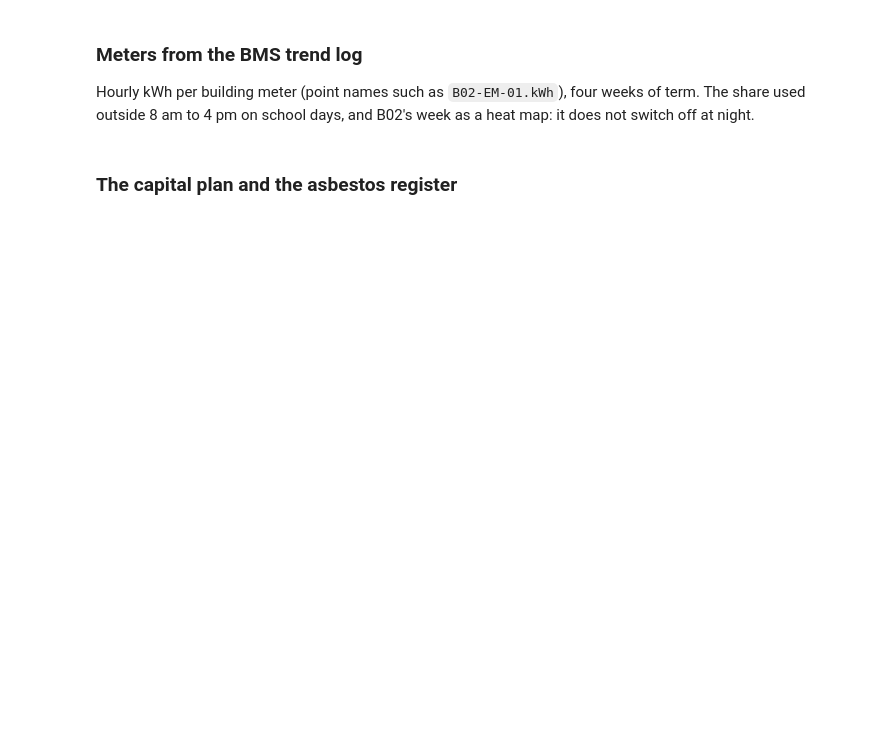
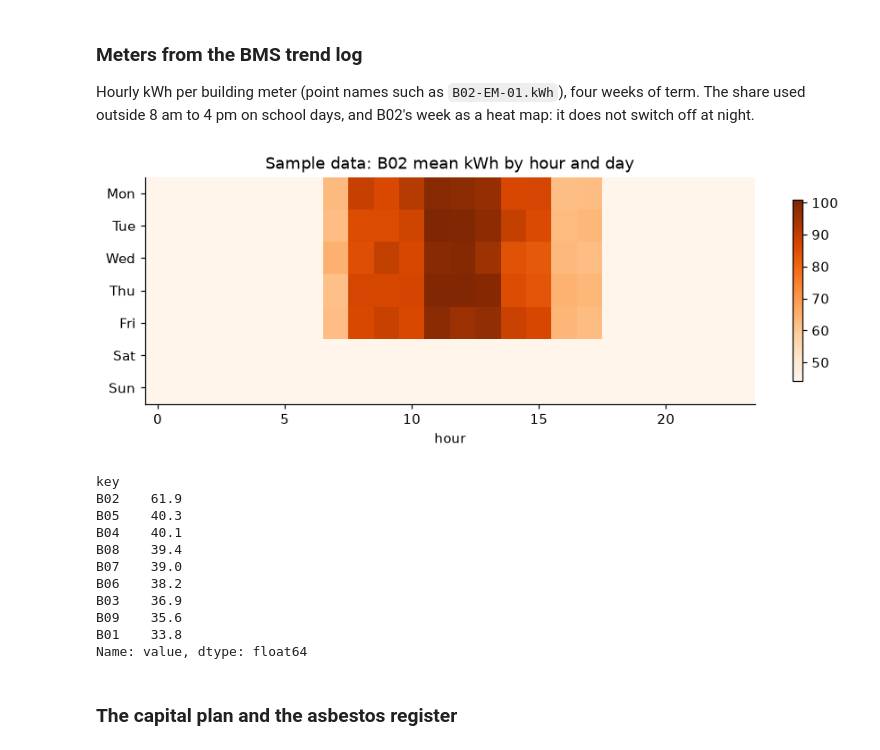
Before and after one commit to cjmuldoon/plotlay-school-campus, a Jupyter notebook: python/campus_buildings.ipynb, the cells around one changed output. Cells and saved outputs as stored; diff of their text form; code cells hidden in the pictures; blank space fills up the shorter version.

```diff
--- a/python/campus_buildings.ipynb
+++ b/python/campus_buildings.ipynb
@@ -188,14 +330,27 @@ Hourly kWh per building meter (point names such as `B02-EM-01.kWh`), four weeks
 8 am to 4 pm on school days, and B02's week as a heat map: it does not switch off at night.
 # %%
 tr = pd.read_csv(f'{S}/meter_trends.csv', parse_dates=['timestamp'])
-e = tr[tr.unit == 'kWh'].assign(key=lambda d: d.point.str[:3], wd=lambda d: d.timestamp.dt.weekday, hr=lambda d: d.timestamp.dt.hour)
+e = tr[tr.unit == 'kWh'].assign(key=lambda d: d.point.str[:3], wd=lambda d: d.timestamp.dt.day_of_week, hr=lambda d: d.timestamp.dt.hour)
 day = (e.wd < 5) & (e.hr >= 8) & (e.hr < 16)
 after = (e[~day].groupby('key').value.sum() / e.groupby('key').value.sum() * 100).round(1)
 assert (after - summary.set_index('key').after_hours_share_pct.dropna()).abs().max() < 0.11
 heat = e[e.key == 'B02'].pivot_table(index='wd', columns='hr', values='value', aggfunc='mean')
 fig, ax = plt.subplots(figsize=(10, 3)); im = ax.imshow(heat, aspect='auto', cmap='Oranges'); ax.set_yticks(range(7), ['Mon', 'Tue', 'Wed', 'Thu', 'Fri', 'Sat', 'Sun'])
 ax.set_xlabel('hour'); ax.set_title('Sample data: B02 mean kWh by hour and day'); plt.colorbar(im, ax=ax, shrink=.8); plt.show()
 after.sort_values(ascending=False)
+# %% [output]
+[figure, added]
+key
+B02    61.9
+B05    40.3
+B04    40.1
+B08    39.4
+B07    39.0
+B06    38.2
+B03    36.9
+B09    35.6
+B01    33.8
+Name: value, dtype: float64
 # %% [markdown]
 ### The capital plan and the asbestos register
 # %%
```
Also changed, not shown: parts of 15 cells of this notebook.
